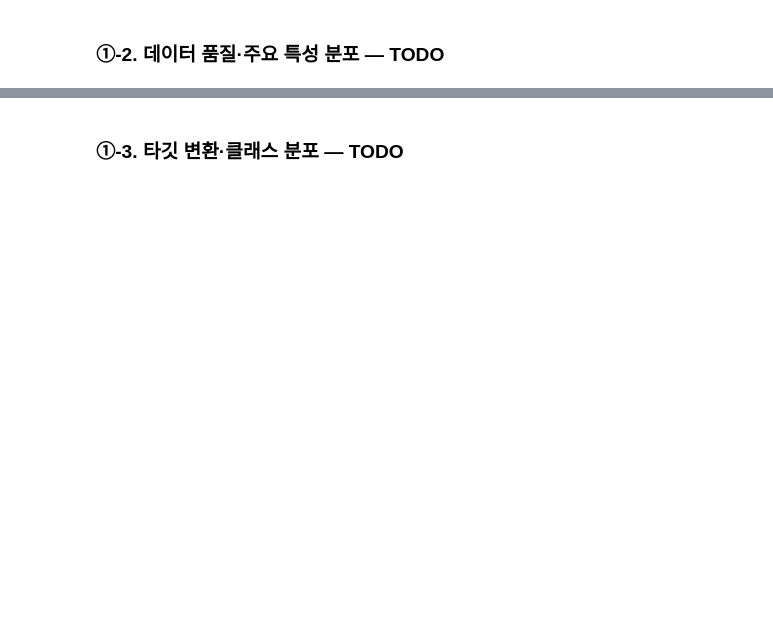
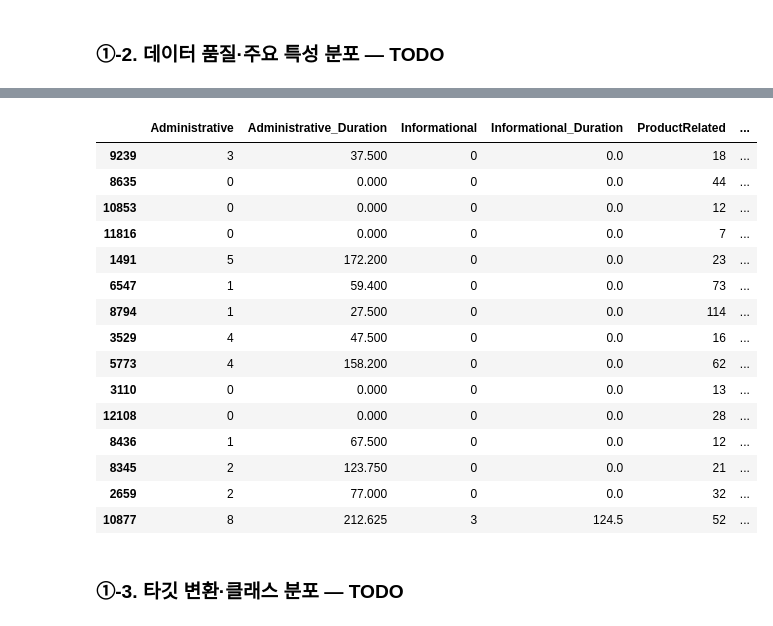
Before and after one commit to Kim-ms/ai-mini-projects, a Jupyter notebook: mini-project-01/code/02_classification_online_shopping.ipynb, the cells around one changed output, grey strips where cells are left out. Drawn from its saved outputs; the diff is of its cells as text; code cells hidden in the pictures; blank space fills up the shorter version.

```diff
--- a/mini-project-01/code/02_classification_online_shopping.ipynb
+++ b/mini-project-01/code/02_classification_online_shopping.ipynb
@@ -74,3 +178,23 @@ plt.show()
+# %%
+pv_df = df.sort_values(by="PageValues", ascending=False).head(15)
+display(pv_df)
+# %% [output]
+|  | Administrative | Administrative_Duration | Informational | Informational_Duration | ProductRelated | ... |
+| 9239 | 3 | 37.500 | 0 | 0.0 | 18 | ... |
+| 8635 | 0 | 0.000 | 0 | 0.0 | 44 | ... |
+| 10853 | 0 | 0.000 | 0 | 0.0 | 12 | ... |
+| 11816 | 0 | 0.000 | 0 | 0.0 | 7 | ... |
+| 1491 | 5 | 172.200 | 0 | 0.0 | 23 | ... |
+| 6547 | 1 | 59.400 | 0 | 0.0 | 73 | ... |
+| 8794 | 1 | 27.500 | 0 | 0.0 | 114 | ... |
+| 3529 | 4 | 47.500 | 0 | 0.0 | 16 | ... |
+| 5773 | 4 | 158.200 | 0 | 0.0 | 62 | ... |
+| 3110 | 0 | 0.000 | 0 | 0.0 | 13 | ... |
+| 12108 | 0 | 0.000 | 0 | 0.0 | 28 | ... |
+| 8436 | 1 | 67.500 | 0 | 0.0 | 12 | ... |
+| 8345 | 2 | 123.750 | 0 | 0.0 | 21 | ... |
+| 2659 | 2 | 77.000 | 0 | 0.0 | 32 | ... |
+| 10877 | 8 | 212.625 | 3 | 124.5 | 52 | ... |
 # %% [markdown]
 ### ①-3. 타깃 변환·클래스 분포 — TODO
 # %%
```
Also changed, not shown: parts of 11 cells of this notebook, 3 other files.
